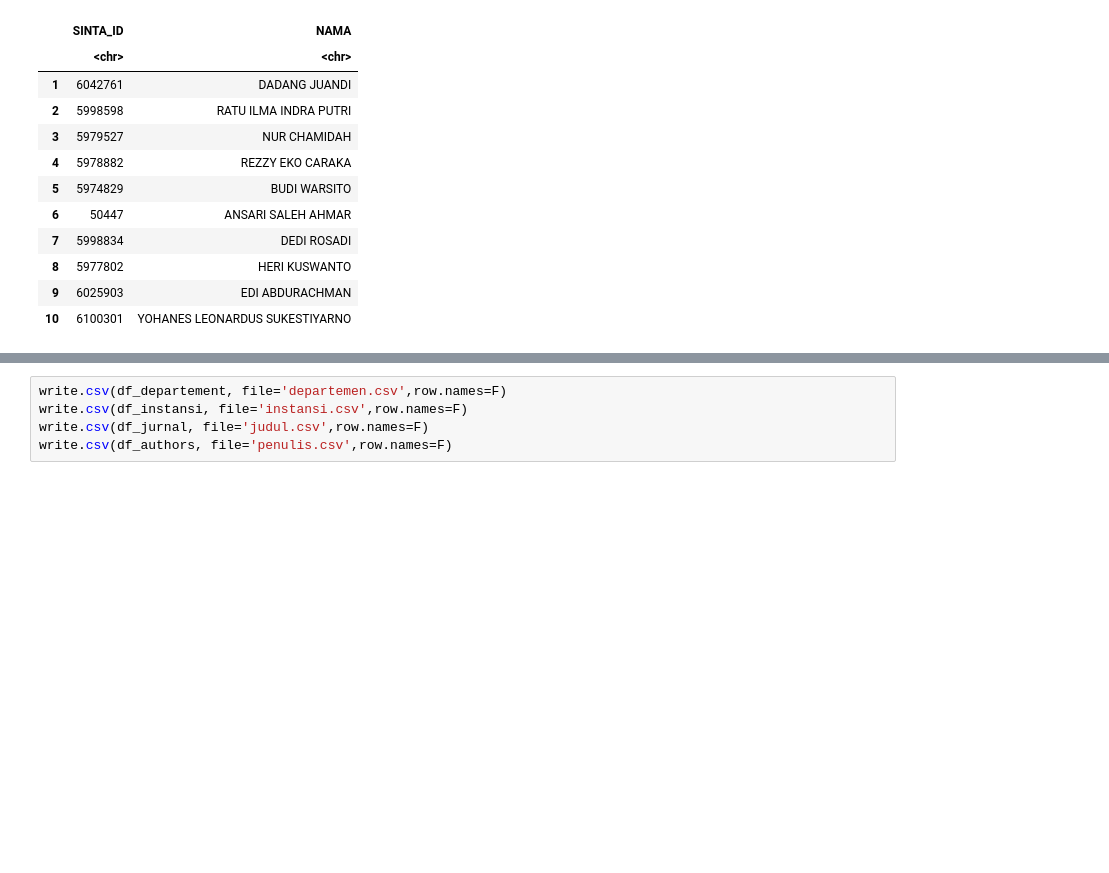
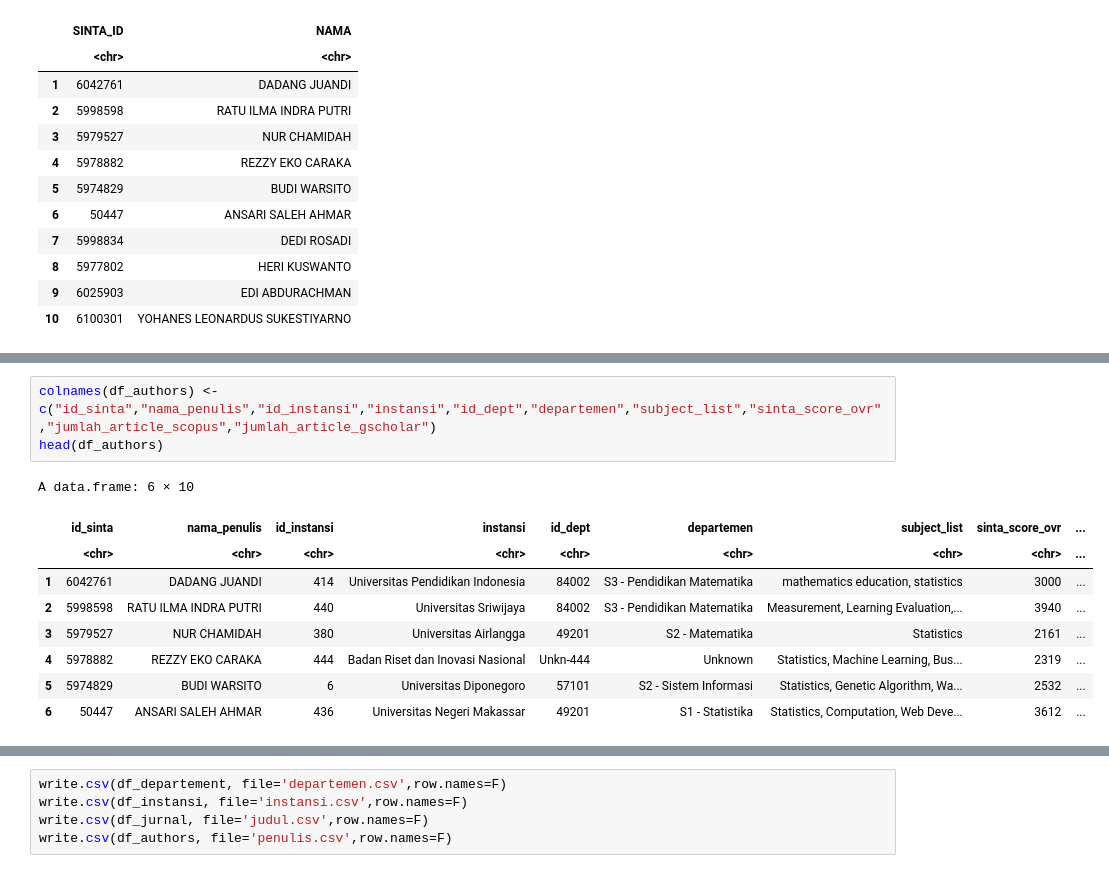
Before and after one commit to rismandwij/kel7_mds, a Jupyter notebook: scraping/Scraping.ipynb, the cells around one changed output, grey strips where cells are left out. Saved outputs shown, nothing was run; the diff lists cells and outputs as text; blank space fills up the shorter version.

```diff
--- a/scraping/Scraping.ipynb
+++ b/scraping/Scraping.ipynb
@@ -150 +138,14 @@ A data.frame: 6 × 10
+# %%
+colnames(df_authors) <- c("id_sinta","nama_penulis","id_instansi","instansi","id_dept","departemen","subject_list","sinta_score_ovr","jumlah_article_scopus","jumlah_article_gscholar")
+head(df_authors)
+# %% [output]
+A data.frame: 6 × 10
+|  | id_sinta | nama_penulis | id_instansi | instansi | id_dept | departemen | subject_list | sinta_score_ovr | ... |
+|  | <chr> | <chr> | <chr> | <chr> | <chr> | <chr> | <chr> | <chr> | ... |
+| 1 | 6042761 | DADANG JUANDI | 414 | Universitas Pendidikan Indonesia | 84002 | S3 - Pendidikan Matematika | mathematics education, statistics | 3000 | ... |
+| 2 | 5998598 | RATU ILMA INDRA PUTRI | 440 | Universitas Sriwijaya | 84002 | S3 - Pendidikan Matematika | Measurement, Learning Evaluation,... | 3940 | ... |
+| 3 | 5979527 | NUR CHAMIDAH | 380 | Universitas Airlangga | 49201 | S2 - Matematika | Statistics | 2161 | ... |
+| 4 | 5978882 | REZZY EKO CARAKA | 444 | Badan Riset dan Inovasi Nasional | Unkn-444 | Unknown | Statistics, Machine Learning, Bus... | 2319 | ... |
+| 5 | 5974829 | BUDI WARSITO | 6 | Universitas Diponegoro | 57101 | S2 - Sistem Informasi | Statistics, Genetic Algorithm, Wa... | 2532 | ... |
+| 6 | 50447 | ANSARI SALEH AHMAR | 436 | Universitas Negeri Makassar | 49201 | S1 - Statistika | Statistics, Computation, Web Deve... | 3612 | ... |
 # %%
```
Also changed, not shown: parts of 9 cells of this notebook, 4 other files.
